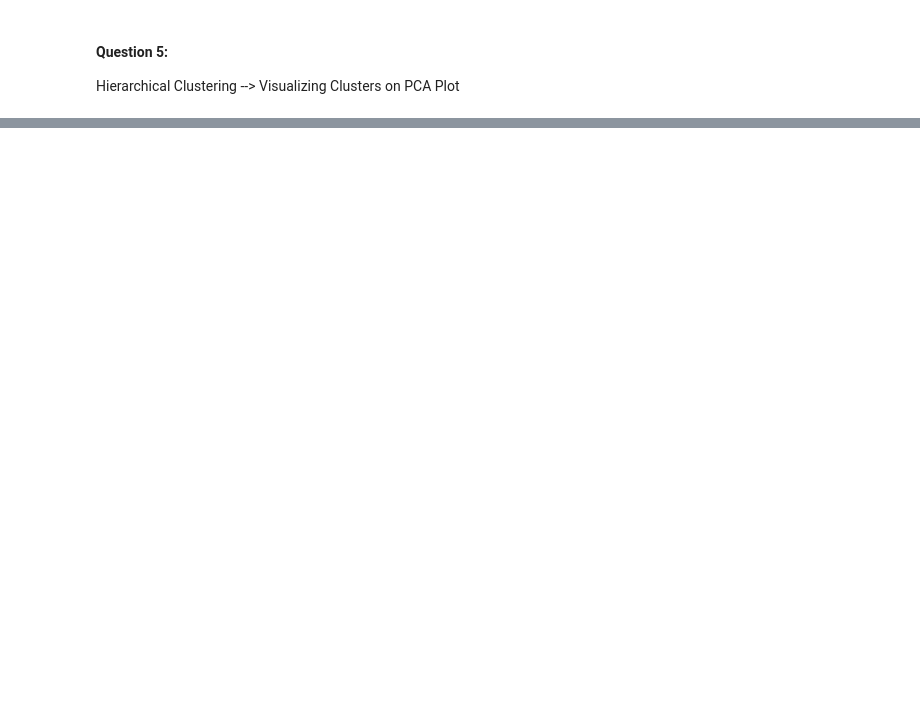
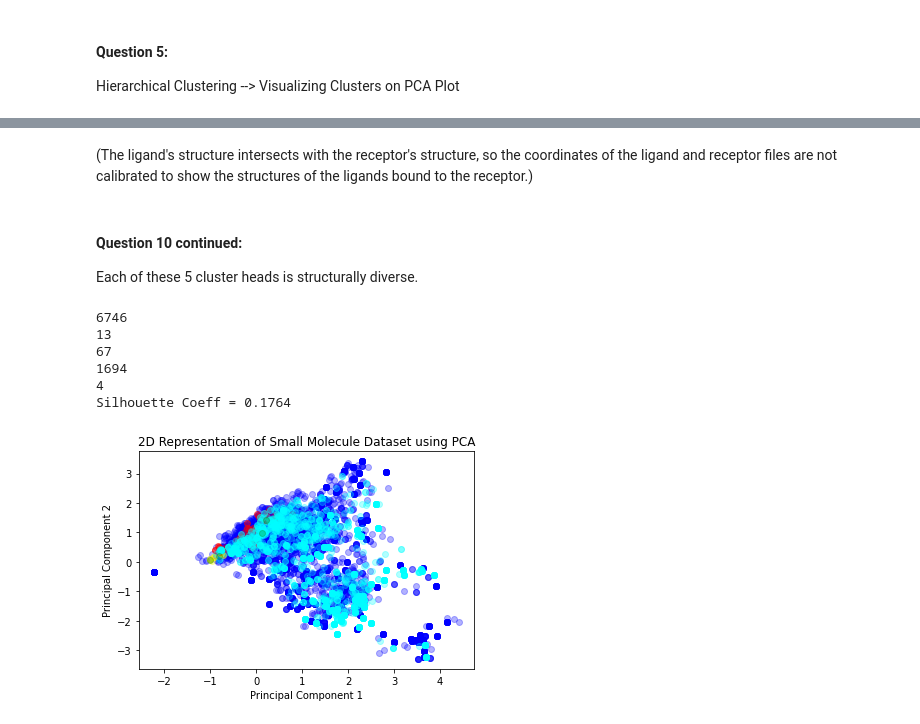
Before and after one commit to bendorr2415/Project2, a Jupyter notebook: Ben_Orr_BMI203_HW2.ipynb, the cells around one changed output, grey strips where cells are left out. Saved outputs shown, nothing was run; the diff lists cells and outputs as text; code cells hidden in the pictures; blank space fills up the shorter version.

```diff
--- a/Ben_Orr_BMI203_HW2.ipynb
+++ b/Ben_Orr_BMI203_HW2.ipynb
@@ -301,0 +298,13 @@ for cluster in hcclusters:
+# %%
+clusterHeads = []
+for cluster in pcclusters:
+    maxScore = 0
+    maxScoreLigand = cluster.ligands[0]
+    for ligand in cluster.ligands:
+        if ligand.score > maxScore:
+            maxScore = ligand.score
+            maxScoreLigand = ligand
+    clusterHeads.append(maxScoreLigand)
+# %%
+for ligand in clusterHeads:
+    print((ligand.ligandID, ligand.score))
@@ -301,0 +341,49 @@ for cluster in hcclusters:
+# %% [markdown]
+(The ligand's structure intersects with the receptor's structure, so the coordinates of the ligand and receptor files are not calibrated to show the structures of the ligands bound to the receptor.)
+# %% [markdown]
+#### Question 10 continued:
+
+Each of these 5 cluster heads is structurally diverse.
+# %%
+# For ji testing
+pc = algs.PartitionClustering()
+
+pcclusters2 = pc.cluster(ligands, distanceMatrix, numClusters = 5, verbose = False)
+
+for cluster in pcclusters2:
+    print(len(cluster.ligands))
+sc = algs.silhouetteCoeff(pcclusters2, distanceMatrix)
+print('Silhouette Coeff = %.4f' % sc)
+
+i = 0
+colors = ['blue', 'yellow', 'red', 'cyan', 'green', 'orange', 'purple', 'black']
+
+x = [ligand.bitstring for ligand in ligands]
+x = np.array(x)
+
+pca = PCA(n_components=2)
+pca.fit(x)
+#print(pca.singular_values_)
+x = pca.transform(x)
+
+for cluster in pcclusters2:
+    pc1 = []
+    pc2 = []
+    for ligand in cluster.ligands:
+        pc1.append(x[ligand.ligandIndex, 0])
+        pc2.append(x[ligand.ligandIndex, 1])
+    plt.scatter(pc1, pc2, color=colors[i], alpha=0.3)
+    i+=1
+
+plt.title('2D Representation of Small Molecule Dataset using PCA')
+plt.xlabel('Principal Component 1')
+plt.ylabel('Principal Component 2')
+plt.show()
+# %% [output]
+6746
+13
+67
+1694
+4
+Silhouette Coeff = 0.1764
+[figure, added]
```
Also changed, not shown: parts of 50 cells of this notebook.
